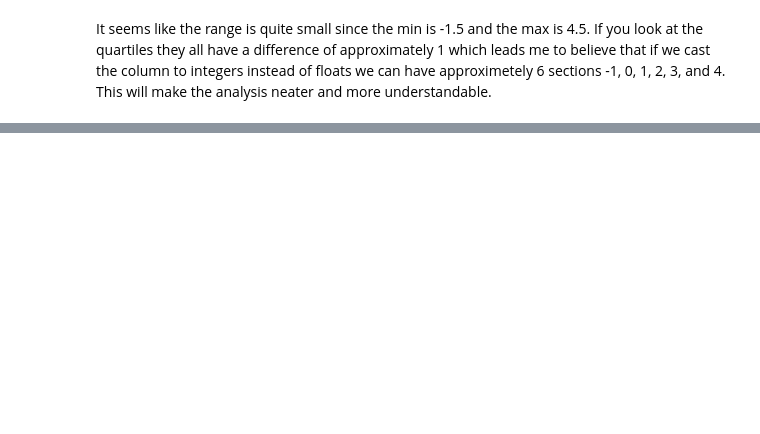
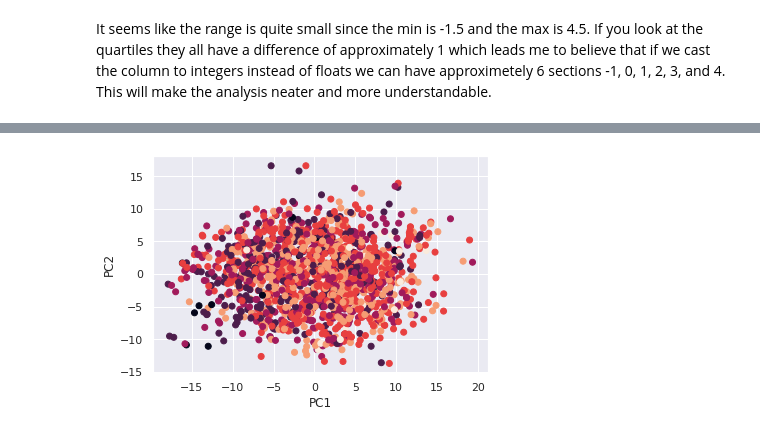
Before and after one commit to alicezil/38615-Lab-1, a Jupyter notebook: Exploratory_Data_Analysis.ipynb, the cells around one changed output, grey strips where cells are left out. Cells and saved outputs as stored; diff of their text form; code cells hidden in the pictures; blank space fills up the shorter version.

```diff
--- a/Exploratory_Data_Analysis.ipynb
+++ b/Exploratory_Data_Analysis.ipynb
@@ -127,0 +167,21 @@ It seems like the range is quite small since the min is -1.5 and the max is 4.5.
+# %%
+df_new = df.copy(deep=True)
+df_new = df_new.drop(['experimental_proprty'], axis=1)
+y = df['experimental_proprty']
+
+#scaling the feature data
+scaler = StandardScaler()
+df_new = scaler.fit_transform(df_new)
+# %%
+#applying PCA
+pca = PCA(n_components=2)
+principalComponents = pca.fit_transform(df_new)
+
+#plotting PCA
+plt.scatter(principalComponents[:,0], principalComponents[:,1], c = y)
+plt.title('PCA')
+plt.xlabel('PC1')
+plt.ylabel('PC2')
+plt.show()
+# %% [output]
+[figure, added]
```
Also changed, not shown: parts of 24 cells of this notebook.
